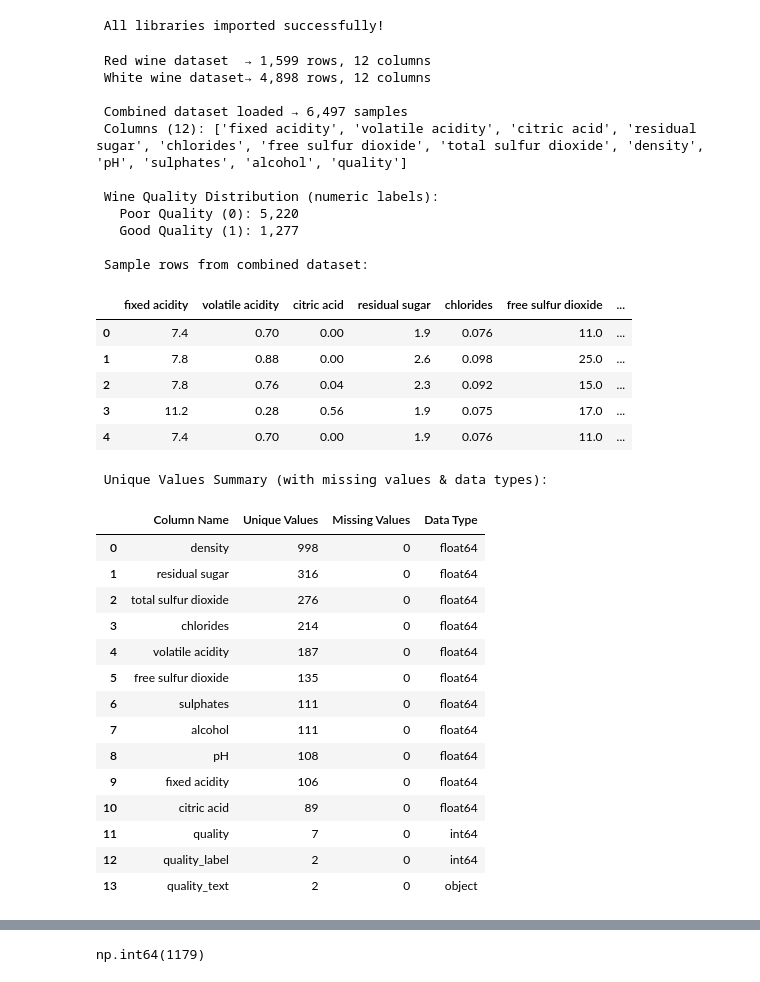
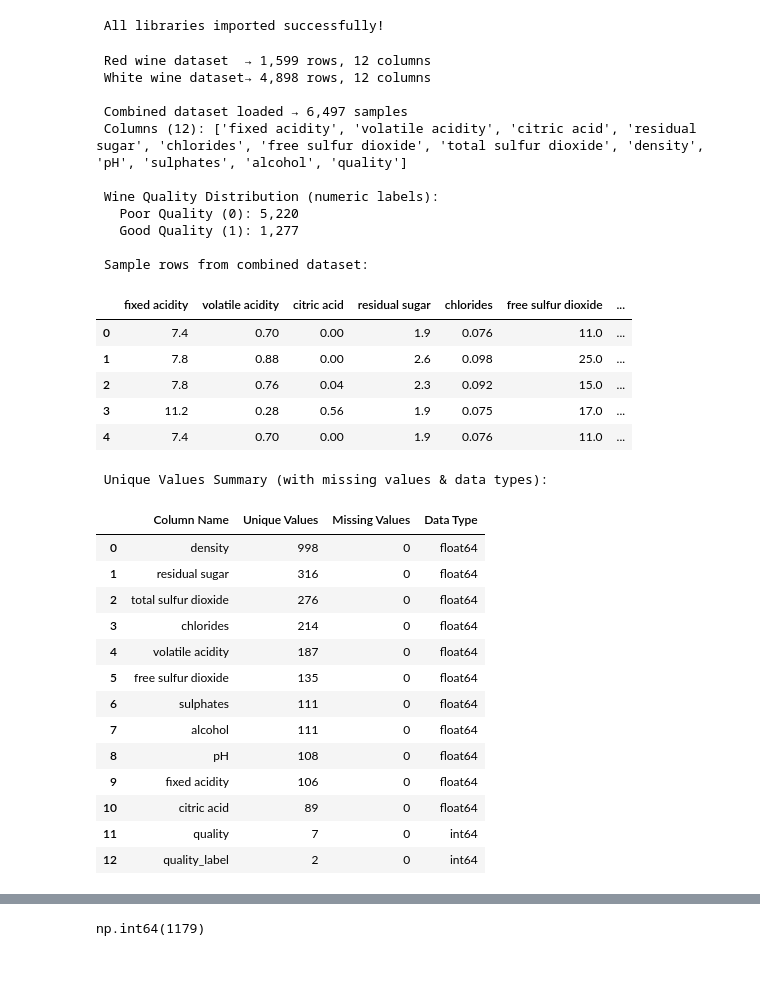
Before and after one commit to akash99955/Wine-Quality-prediction, a Jupyter notebook: AI.ipynb, the cells around one changed output, grey strips where cells are left out. Drawn from its saved outputs; the diff is of its cells as text; code cells hidden in the pictures.

```diff
--- a/AI.ipynb
+++ b/AI.ipynb
@@ -64,17 +64,14 @@ print(" All libraries imported successfully!")
  All libraries imported successfully!
 # %%
 # ============================================================
-# PART 2: LOAD DATASET + BASIC OVERVIEW (FULL WORKING, CLEAN FORMAT)
-# WINE QUALITY PREDICTION (RED + WHITE WINE)
+# PART 2: LOAD DATASET
 # ============================================================
 
 # ---------- 1) Load datasets ----------
 df_red = pd.read_csv("winequality-red.csv", delimiter=";")
 df_white = pd.read_csv("winequality-white.csv", delimiter=";")
-
 print(f" Red wine dataset  → {df_red.shape[0]:,} rows, {df_red.shape[1]} columns")
 print(f" White wine dataset→ {df_white.shape[0]:,} rows, {df_white.shape[1]} columns")
-
 
 # ---------- 2) Merge datasets ----------
 df = pd.concat([df_red, df_white], ignore_index=True)
@@ -82,14 +79,7 @@ df = pd.concat([df_red, df_white], ignore_index=True)
 print(f"\n Combined dataset loaded → {df.shape[0]:,} samples")
 print(f" Columns ({len(df.columns)}): {df.columns.tolist()}")
 
-
-# ---------- 3) Create binary label (Good vs Poor) ----------
-# Rule (standard in wine-quality ML papers):
-#   Poor Quality  = quality <= 6  → label 0
-#   Good Quality  = quality >= 7  → label 1
-
 df["quality_label"] = (df["quality"] >= 7).astype(int)
-
 
 # ---------- 4) Count each class safely ----------
 quality_counts = df["quality_label"].value_counts(dropna=False)
@@ -101,18 +91,11 @@ print("\n Wine Quality Distribution (numeric labels):")
 print(f"   Poor Quality (0): {poor_count:,}")
 print(f"   Good Quality (1): {good_count:,}")
 
-
-# ---------- 5) Optional: readable label column ----------
-label_map = {0: "Poor Quality", 1: "Good Quality"}
-df["quality_text"] = df["quality_label"].map(label_map)
-
-
-# ---------- 6) Dataset preview ----------
+# ---------- 5) Dataset preview ----------
 print("\n Sample rows from combined dataset:")
 display(df.head())
 
-
-# ---------- 7) Unique values + missing values summary ----------
+# ---------- 6) Unique values + missing values summary ----------
 unique_summary = (
     pd.DataFrame({
         "Column Name": df.columns,
@@ -123,7 +106,6 @@ unique_summary = (
     .sort_values("Unique Values", ascending=False)
     .reset_index(drop=True)
 )
-
 print("\n Unique Values Summary (with missing values & data types):")
 display(unique_summary)
 # %% [output]
@@ -132,34 +114,33 @@ display(unique_summary)
 
  Combined dataset loaded → 6,497 samples
  Columns (12): ['fixed acidity', 'volatile acidity', 'citric acid', 'residual sugar', 'chlorides', 'free sulfur dioxide', 'total sulfur dioxide', 'density', 'pH', 'sulphates', 'alcohol', 'quality']
 
  Wine Quality Distribution (numeric labels):
    Poor Quality (0): 5,220
    Good Quality (1): 1,277
 
  Sample rows from combined dataset:
 |  | fixed acidity | volatile acidity | citric acid | residual sugar | chlorides | free sulfur dioxide | ... |
 | 0 | 7.4 | 0.70 | 0.00 | 1.9 | 0.076 | 11.0 | ... |
 | 1 | 7.8 | 0.88 | 0.00 | 2.6 | 0.098 | 25.0 | ... |
 | 2 | 7.8 | 0.76 | 0.04 | 2.3 | 0.092 | 15.0 | ... |
 | 3 | 11.2 | 0.28 | 0.56 | 1.9 | 0.075 | 17.0 | ... |
 | 4 | 7.4 | 0.70 | 0.00 | 1.9 | 0.076 | 11.0 | ... |
  Unique Values Summary (with missing values & data types):
 |  | Column Name | Unique Values | Missing Values | Data Type |
 | 0 | density | 998 | 0 | float64 |
 | 1 | residual sugar | 316 | 0 | float64 |
 | 2 | total sulfur dioxide | 276 | 0 | float64 |
 | 3 | chlorides | 214 | 0 | float64 |
 | 4 | volatile acidity | 187 | 0 | float64 |
 | 5 | free sulfur dioxide | 135 | 0 | float64 |
 | 6 | sulphates | 111 | 0 | float64 |
 | 7 | alcohol | 111 | 0 | float64 |
 | 8 | pH | 108 | 0 | float64 |
 | 9 | fixed acidity | 106 | 0 | float64 |
 | 10 | citric acid | 89 | 0 | float64 |
 | 11 | quality | 7 | 0 | int64 |
 | 12 | quality_label | 2 | 0 | int64 |
-| 13 | quality_text | 2 | 0 | object |
 # %%
 # chek the information of dataset
 df.info()
```
Also changed, not shown: parts of 12 cells of this notebook.
